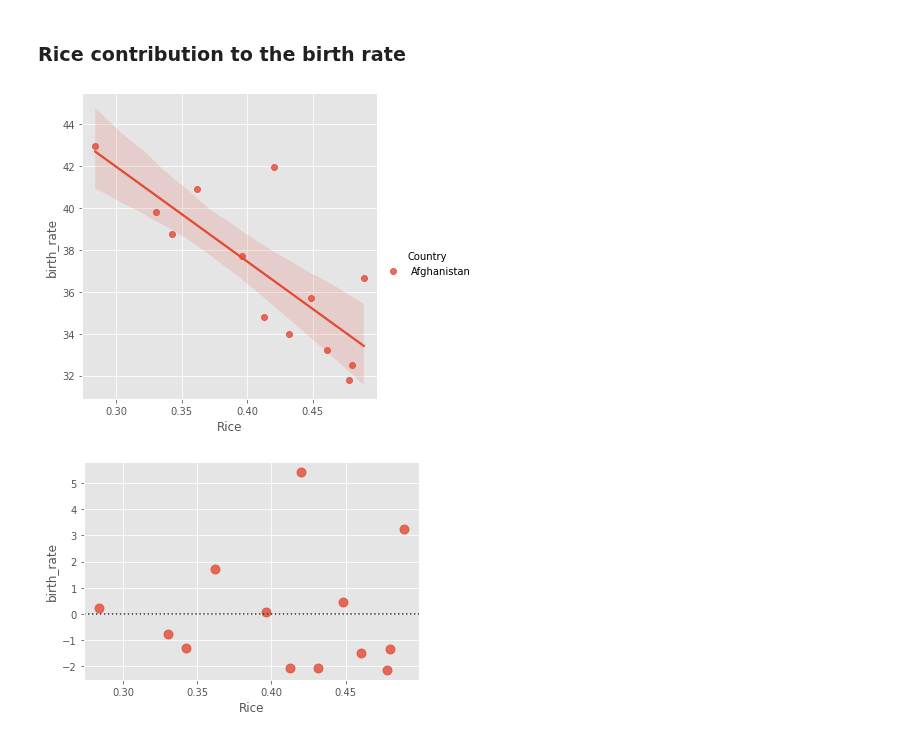
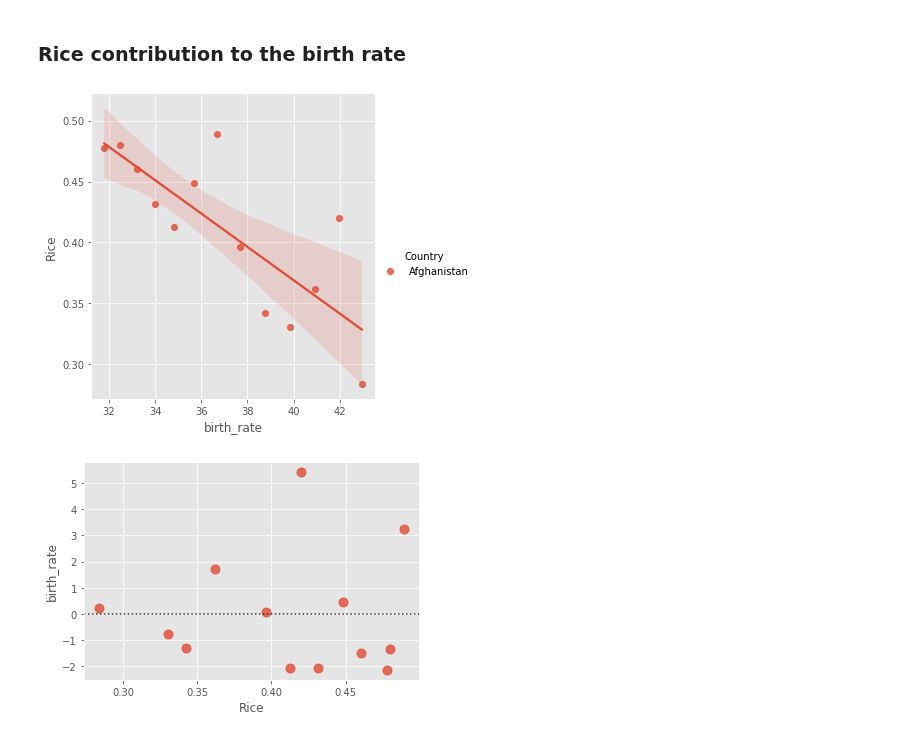
Before and after one commit to MaxSMCON/Group_2, a Jupyter notebook: Group_2_Stats.ipynb, the cells around one changed output. Cells and saved outputs as stored; diff of their text form; code cells hidden in the pictures.

```diff
--- a/Group_2_Stats.ipynb
+++ b/Group_2_Stats.ipynb
@@ -1720,11 +1844,11 @@ strong multicollinearity or other numerical problems.
 # %% [markdown]
 ### Rice contribution to the birth rate
 # %%
-sns.lmplot(x = 'Rice',  y = 'birth_rate', hue = "Country",
+sns.lmplot(x = 'birth_rate',  y = 'Rice', hue = "Country",
            data = df_every_Afghanistan
            );
 # %% [output]
-[figure, old version]
+[figure, new version]
 # %%
 # residual distribution
 sns.residplot(x="Rice", y="birth_rate", data = df_every_Afghanistan,
```
Also changed, not shown: parts of 24 cells of this notebook.
